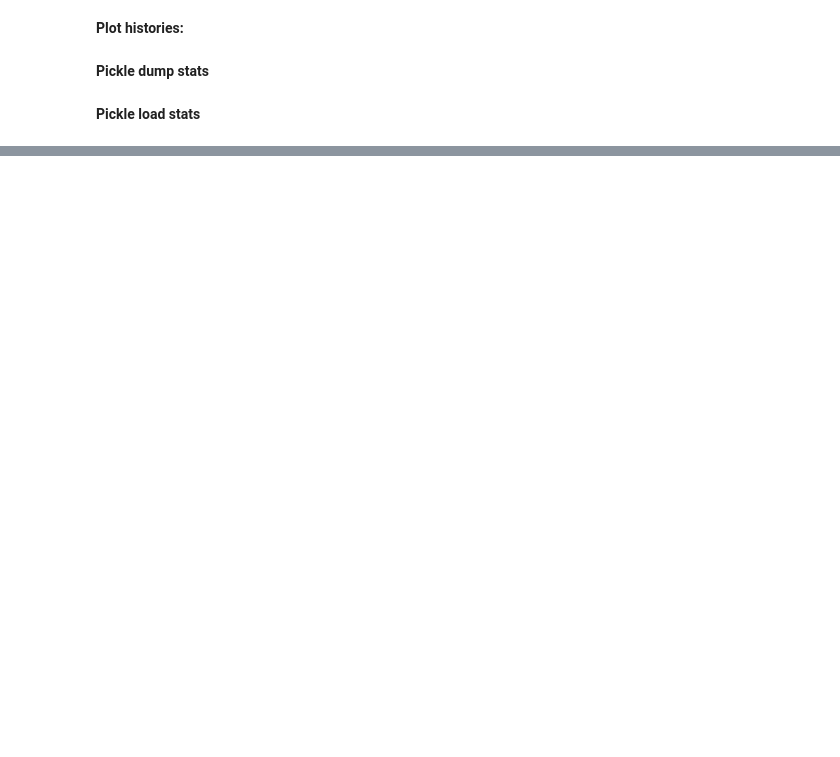
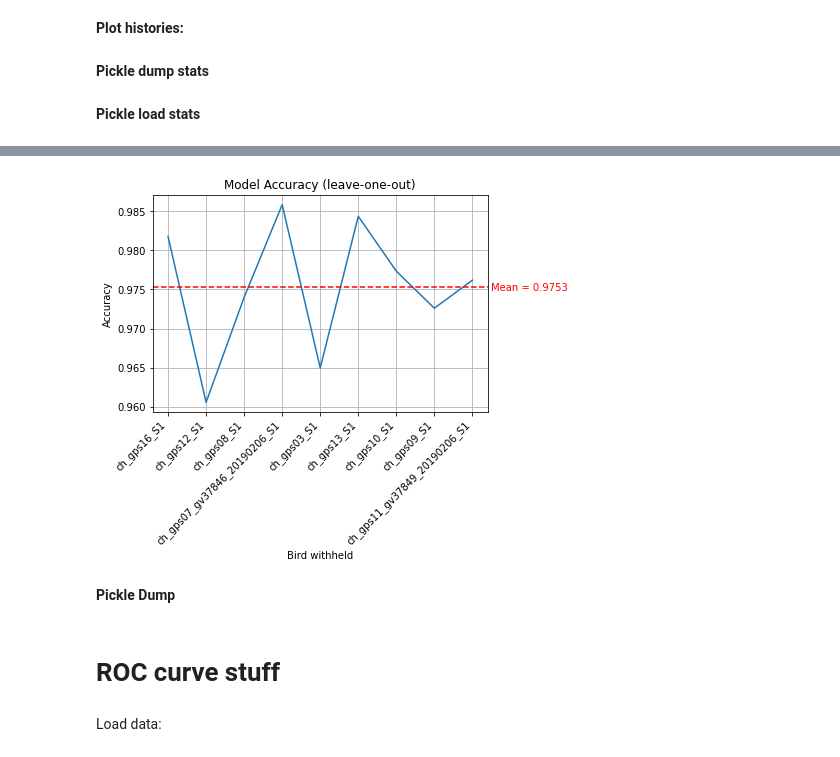
Before and after one commit to robinfreeman/seabirds_dive_predict, a Jupyter notebook: Code/Keras_reduced_dset.ipynb, the cells around one changed output, grey strips where cells are left out. Saved outputs shown, nothing was run; the diff lists cells and outputs as text; code cells hidden in the pictures; blank space fills up the shorter version.

```diff
--- a/Code/Keras_reduced_dset.ipynb
+++ b/Code/Keras_reduced_dset.ipynb
@@ -306,0 +326,23 @@ print(f'\nErrors: {conf[0,1]+conf[1,0]}')
+# %%
+# Load stats to df
+stats_bird = pd.DataFrame.from_dict(metrics_bird, orient='index', columns=['Loss', 'Accuracy'])
+
+mn = stats_bird['Accuracy'].mean()
+
+# Plot accuracy
+acc = stats_bird.drop(columns=['Loss'])
+plt_bird = plt.figure()
+plt.plot(acc)
+plt.axhline(y = mn, color = 'r', linestyle = '--')
+plt.xticks(rotation=45, ha='right')
+plt.grid(True)
+plt.text(len(acc)-0.5, mn, f'Mean = {np.round(mn, 4)}',
+         ha='left', va='center', color = 'r')
+plt.xlabel("Bird withheld")
+plt.ylabel("Accuracy")
+plt.title('Model Accuracy (leave-one-out)')
+plt.show()
+# %% [output]
+[figure, added]
+# %% [markdown]
+**Pickle Dump**
@@ -306,0 +360,4 @@ print(f'\nErrors: {conf[0,1]+conf[1,0]}')
+# %% [markdown]
+# ROC curve stuff
+# %% [markdown]
+Load data:
```
Also changed, not shown: parts of 21 cells of this notebook.
